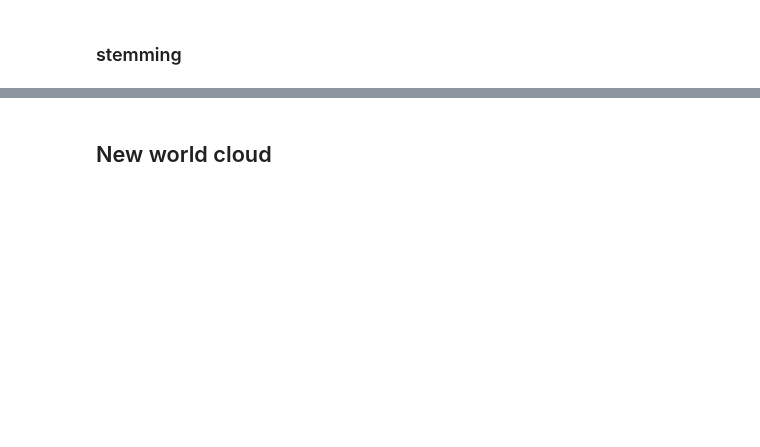
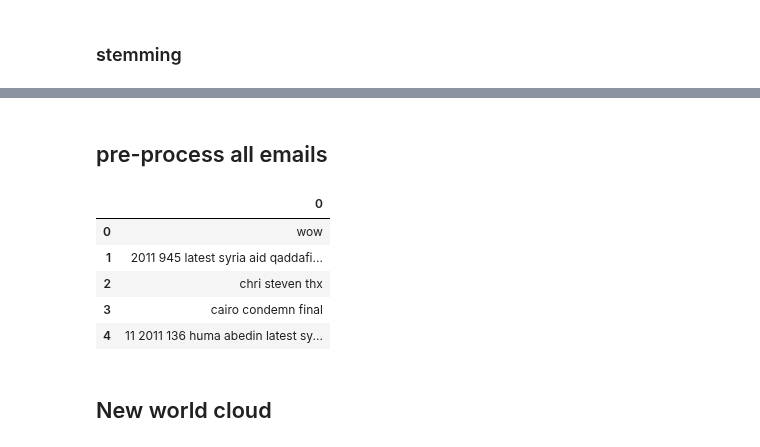
Before and after one commit to amirsh/ada-ana, a Jupyter notebook: HW5-notebooks/Asmae-Preprocessing.ipynb, the cells around one changed output, grey strips where cells are left out. Saved outputs shown, nothing was run; the diff lists cells and outputs as text; code cells hidden in the pictures; blank space fills up the shorter version.

```diff
--- a/HW5-notebooks/Asmae-Preprocessing.ipynb
+++ b/HW5-notebooks/Asmae-Preprocessing.ipynb
@@ -145,6 +145,7 @@ image.show()
 With the help of nltk (already available in Anaconda environment), implement a standard text pre-processing pipeline (e.g., tokenization, stopword removal, stemming, etc.) and generate a new word cloud. Discuss briefly the pros and cons (if any) of the two word clouds you generated.
 ### tokenization
 # %%
+text = emails_t_s[8]
 tokens = nltk.word_tokenize(text)
 tokens
 # %% [output]
@@ -191,7 +217,11 @@ stopset
 # %%
-stopset.update(['fw','am','pm','fvv','fwd','re'])
+stopset.update(['fw','am','pm','fvv','fwd','re','monday','tuesday',
+                'wednesday','thursday','friday','saturday','sunday','january','february',
+               'march','april','may','june','jully','august',
+               'september','october','november','december'])
 clean_tokens = []
 puncts=['.',':','!','?','-','_','\'','``']
+
 for token in tokens:
      if token.lower() not in stopset:
             word = token
@@ -272,3 +305,45 @@ stemmed_tokens
+# %% [markdown]
+## pre-process all emails
+# %%
+def preprocess(text,stopset,puncts,wordnet_lemmatizer,porter_stemmer):
+    tokens = nltk.word_tokenize(text)
+    clean_tokens = []
+    for token in tokens:
+         if token.lower() not in stopset:
+            word = token
+            for sym in puncts:
+                word= word.replace(sym,'')
+            if len(word)>1:
+                clean_tokens.append(word)
+    lemmatized_tokens = [wordnet_lemmatizer.lemmatize(token) for token in clean_tokens]
+    stemmed_tokens = [porter_stemmer.stem(token).lower() for token in lemmatized_tokens]
+    clean_text = ' '.join(stemmed_tokens)
+    return clean_text
+
+stopset = set(stopwords.words('english'))
+stopset.update(['fw','am','pm','fvv','fwd','re','b6','clintonemail.com','hrod17',
+                'clintonemail.corn','monday','tuesday',
+                'wednesday','thursday','friday','saturday','sunday','january','february',
+               'march','april','may','june','jully','august',
+               'september','october','november','december'])
+puncts=['.',':','!','?','-','_','\'','``']
+wordnet_lemmatizer = WordNetLemmatizer()
+porter_stemmer = PorterStemmer()
+
+clean_emails = [preprocess(emails_t_s[i+1],stopset,puncts,wordnet_lemmatizer,porter_stemmer) for i in np.arange(len(emails_t_s))]
+# %%
+clean_emails_df = pd.DataFrame(clean_emails)
+filename = 'preprocessed_emails.csv'
+clean_emails_df.to_csv(filename)
+# %%
+clean_emails_df.head()
+# %% [output]
+|  | 0 |
+| 0 | wow |
+| 1 | 2011 945 latest syria aid qaddafi... |
+| 2 | chri steven thx |
+| 3 | cairo condemn final |
+| 4 | 11 2011 136 huma abedin latest sy... |
 # %% [markdown]
 ## New world cloud
 # %%
```
Also changed, not shown: parts of 6 cells of this notebook, 5 other files.
